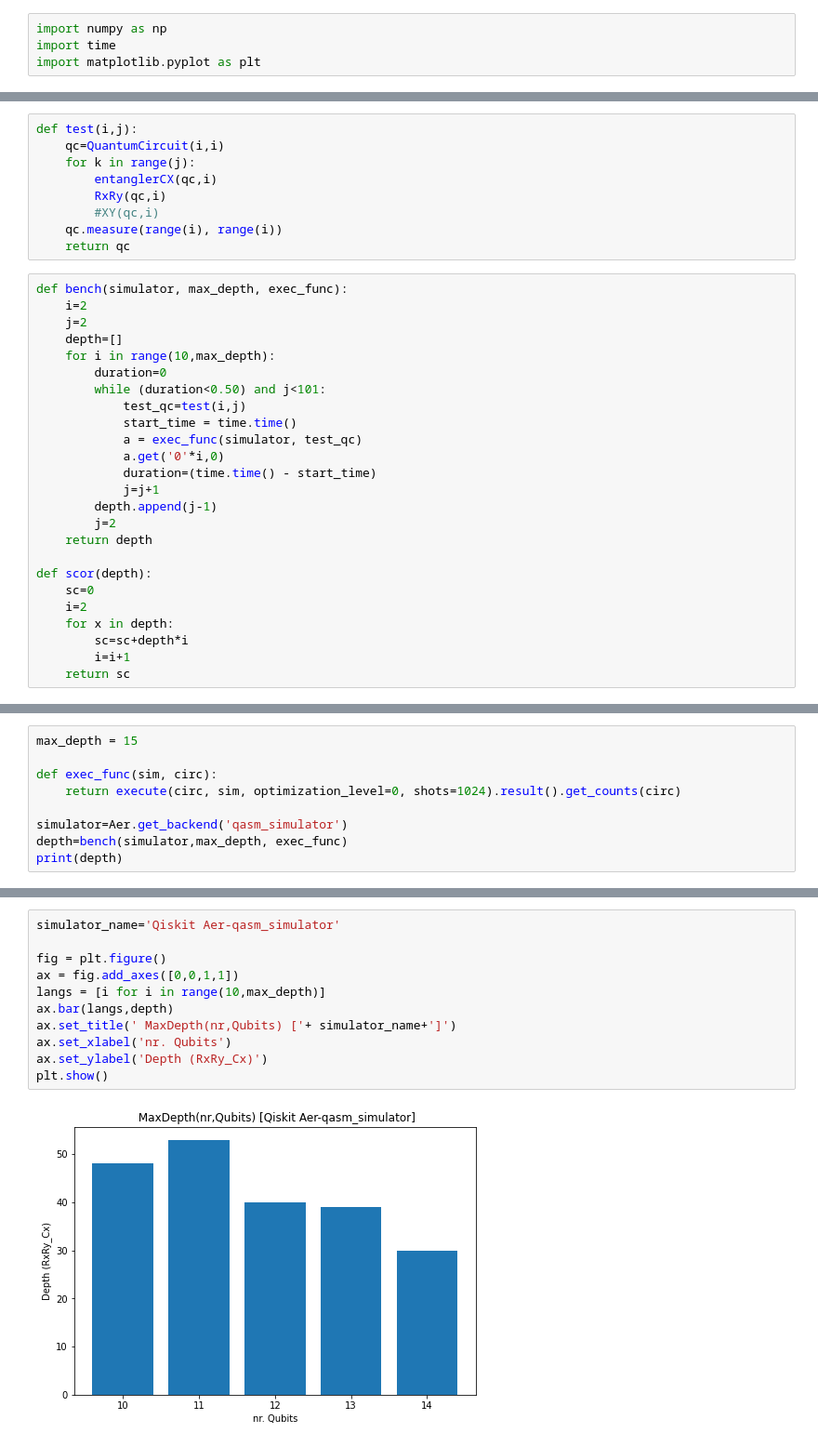
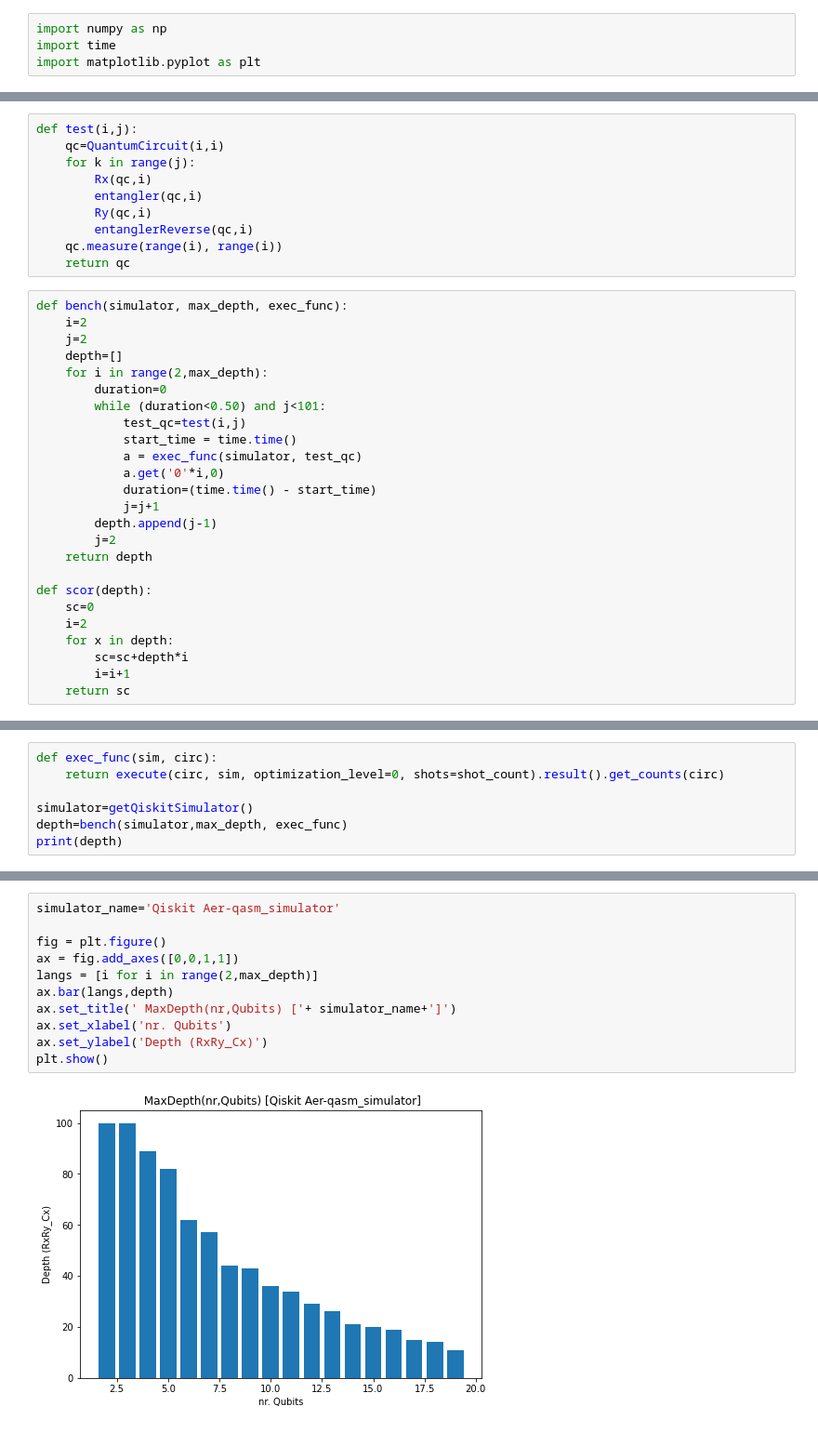
Before and after one commit to sorin-bolos/moara, a Jupyter notebook: moara_for_qiskit/examples/benchmark_prototipe.ipynb, the cells around one changed output, grey strips where cells are left out. Shown at 93% size. Cells and saved outputs as stored; diff of their text form.

```diff
--- a/moara_for_qiskit/examples/benchmark_prototipe.ipynb
+++ b/moara_for_qiskit/examples/benchmark_prototipe.ipynb
@@ -26,9 +54,10 @@ def XY(citrcuit,n):
 def test(i,j):
     qc=QuantumCircuit(i,i)
     for k in range(j):
-        entanglerCX(qc,i)
-        RxRy(qc,i)
-        #XY(qc,i)
+        Rx(qc,i)
+        entangler(qc,i)
+        Ry(qc,i)
+        entanglerReverse(qc,i)
     qc.measure(range(i), range(i))
     return qc
 # %%
@@ -36,7 +65,7 @@ def bench(simulator, max_depth, exec_func):
     i=2
     j=2
     depth=[]
-    for i in range(10,max_depth):
+    for i in range(2,max_depth):
         duration=0
         while (duration<0.50) and j<101:
             test_qc=test(i,j)
@@ -95,10 +123,8 @@ print(result2)
 # %%
-max_depth = 15
+def exec_func(sim, circ):
+    return execute(circ, sim, optimization_level=0, shots=shot_count).result().get_counts(circ)
 
-def exec_func(sim, circ):
-    return execute(circ, sim, optimization_level=0, shots=1024).result().get_counts(circ)
-
-simulator=Aer.get_backend('qasm_simulator')
+simulator=getQiskitSimulator()
 depth=bench(simulator,max_depth, exec_func)
 print(depth)
 # %% [output]
@@ -106,14 +132,14 @@ print(depth)
 # %%
 simulator_name='Qiskit Aer-qasm_simulator'
 
 fig = plt.figure()
 ax = fig.add_axes([0,0,1,1])
-langs = [i for i in range(10,max_depth)]
+langs = [i for i in range(2,max_depth)]
 ax.bar(langs,depth)
 ax.set_title(' MaxDepth(nr,Qubits) ['+ simulator_name+']')
 ax.set_xlabel('nr. Qubits')
 ax.set_ylabel('Depth (RxRy_Cx)')
 plt.show()
 # %% [output]
-[figure, old version]
+[figure, new version]
 # %%
```
Also changed, not shown: parts of 9 cells of this notebook, 4 other files.
